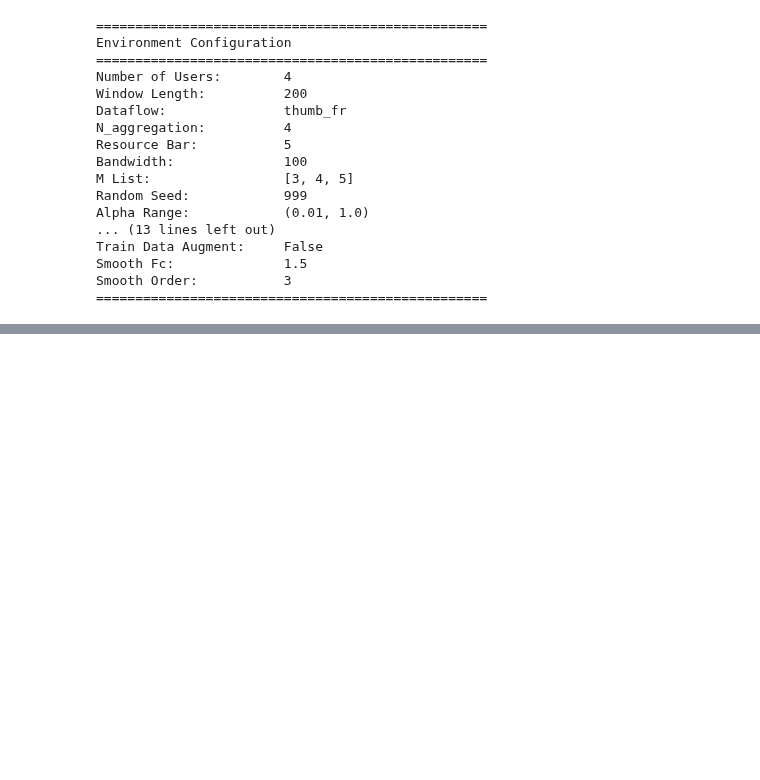
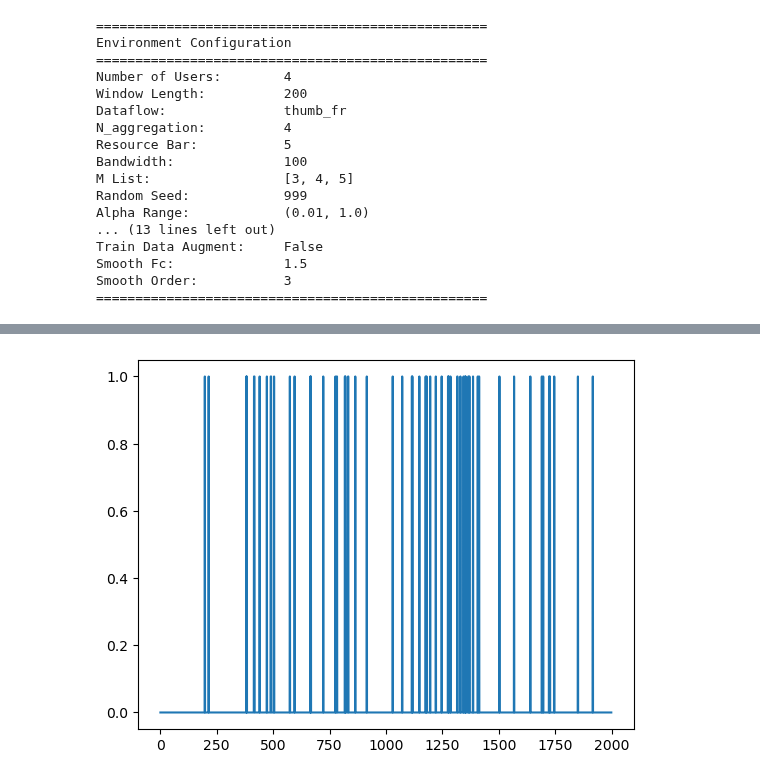
Before and after one commit to evanyeh5118/diffusion_resource_schduling_intra_slice, a Jupyter notebook: demo02_evaluate_mdp.ipynb, the cells around one changed output, grey strips where cells are left out. Saved outputs shown, nothing was run; the diff lists cells and outputs as text; code cells hidden in the pictures; blank space fills up the shorter version.

```diff
--- a/demo02_evaluate_mdp.ipynb
+++ b/demo02_evaluate_mdp.ipynb
@@ -84,0 +93,21 @@ avg_reward_mdp: 0.0041986443645871474, avg_reward_adaptive: 0.013714812112239318
+# %%
+def _preprocess_reward(actions, bandwidth):
+    # actions: list of tuples (w, r, M, alpha)
+    # Each w, r is a vector (per user), alpha is scalar
+    w_list, r_list, _, alpha_list = zip(*actions)
+    w_arr = np.stack(w_list)  # shape: (N, N_user)
+    r_arr = np.stack(r_list)  # shape: (N, N_user)
+    alpha_arr = np.array(alpha_list)  # shape: (N,)
+    # Compute cost per sample
+    cost = np.sum(w_arr * r_arr, axis=1)  # shape: (N,)
+    excess = cost - alpha_arr * bandwidth
+    penalty = excess > 0
+    return penalty
+
+actions = simResultMdpDeter['actionsRecord']
+bandwidth = envParams['B']
+
+plt.plot(_preprocess_reward(actions, bandwidth))
+plt.show()
+# %% [output]
+[figure, added]
```
Also changed, not shown: parts of 2 cells of this notebook, 6 other files.
